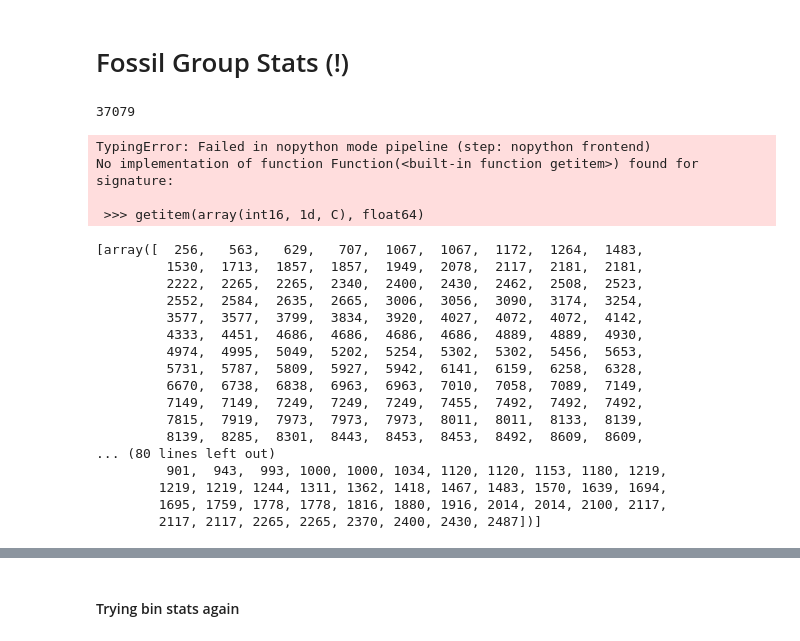
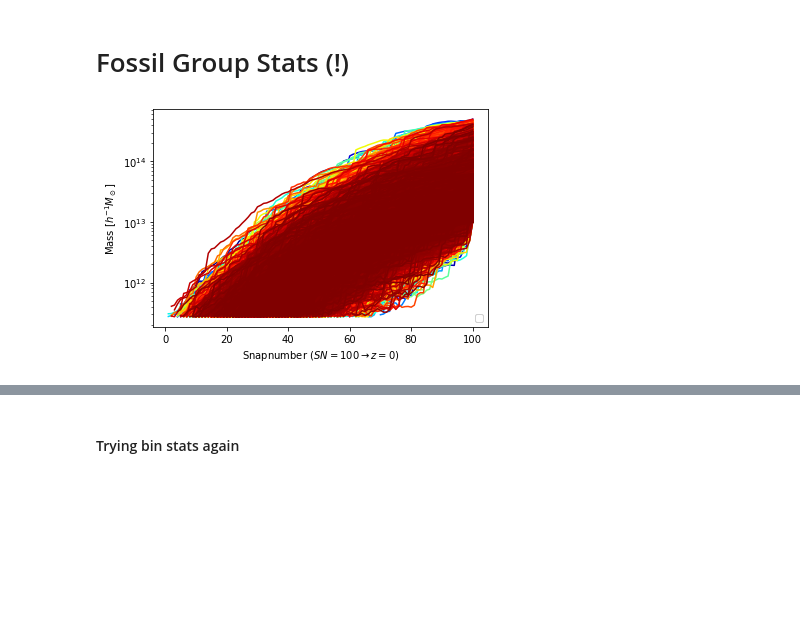
Before and after one commit to acossairt/fossil_groups, a Jupyter notebook: Haccytrees.ipynb, the cells around one changed output, grey strips where cells are left out. Drawn from its saved outputs; the diff is of its cells as text; code cells hidden in the pictures; blank space fills up the shorter version.

```diff
--- a/Haccytrees.ipynb
+++ b/Haccytrees.ipynb
@@ -465,48 +441,16 @@ last_mm_redshift = 1/scale_factors[last_mm_index] - 1
 # %% [markdown]
 # Fossil Group Stats (!)
 # %%
-mbins = [1e13, 5e13, 1e14, 5e14]
+#mbins = [1e13, 5e13, 1e14, 5e14]
+mbins = [1e13, 5e14]
+xaxis = 'snap_nums'
 absolute_threshold = True
 threshold = 5e11
 z_thresh = 1
 # Go find yourself some fossil groups!
 target_idx = help_func_haccytrees.bin_halos(forest, mbins)
-print(len(target_idx[0]))
 binned_mainbranch_index, binned_mainbranch_masses = help_func_haccytrees.get_binned_branches(target_idx, forest)
 binned_mainbranch_mergers = help_func_haccytrees.get_binned_mainbranch_mergers(forest, progenitor_array, binned_mainbranch_index, absolute_threshold)
-binned_major_mergers = help_func_haccytrees.get_binned_major_mergers(binned_mainbranch_mergers, threshold)
-binned_lmm_redshift, binned_lmm_index = help_func_haccytrees.get_binned_lmms(binned_major_mergers, threshold)
-binned_fgs = help_func_haccytrees.find_binned_fossils(forest, binned_lmm_redshift, z_thresh)
-
-# Now, analyze these new fg candidates!
-xaxis = 'snap_nums'
-target_idx = binned_fgs # Test all bins
-fg_binned_mainbranch_index, fg_binned_mainbranch_masses = help_func_haccytrees.get_binned_branches(target_idx, forest)
-# Look at the first bin
-help_func_haccytrees.plot_evol(fg_binned_mainbranch_mass[0], x_axis = xaxis)
+fig1, ax1 = help_func_haccytrees.plot_evol(binned_mainbranch_masses[0], x_axis = xaxis)
 # %% [output]
-37079
-TypingError: Failed in nopython mode pipeline (step: nopython frontend)
-No implementation of function Function(<built-in function getitem>) found for signature:
-
- >>> getitem(array(int16, 1d, C), float64)
+[figure, added]
-# %%
-binned_fgs
-# %% [output]
-[array([  256,   563,   629,   707,  1067,  1067,  1172,  1264,  1483,
-         1530,  1713,  1857,  1857,  1949,  2078,  2117,  2181,  2181,
-         2222,  2265,  2265,  2340,  2400,  2430,  2462,  2508,  2523,
-         2552,  2584,  2635,  2665,  3006,  3056,  3090,  3174,  3254,
-         3577,  3577,  3799,  3834,  3920,  4027,  4072,  4072,  4142,
-         4333,  4451,  4686,  4686,  4686,  4686,  4889,  4889,  4930,
-         4974,  4995,  5049,  5202,  5254,  5302,  5302,  5456,  5653,
-         5731,  5787,  5809,  5927,  5942,  6141,  6159,  6258,  6328,
-         6670,  6738,  6838,  6963,  6963,  7010,  7058,  7089,  7149,
-         7149,  7149,  7249,  7249,  7249,  7455,  7492,  7492,  7492,
-         7815,  7919,  7973,  7973,  7973,  8011,  8011,  8133,  8139,
-         8139,  8285,  8301,  8443,  8453,  8453,  8492,  8609,  8609,
-... (80 lines left out)
-         901,  943,  993, 1000, 1000, 1034, 1120, 1120, 1153, 1180, 1219,
-        1219, 1219, 1244, 1311, 1362, 1418, 1467, 1483, 1570, 1639, 1694,
-        1695, 1759, 1778, 1778, 1816, 1880, 1916, 2014, 2014, 2100, 2117,
-        2117, 2117, 2265, 2265, 2370, 2400, 2430, 2487])]
```
Also changed, not shown: parts of 20 cells of this notebook, 14 other files.
